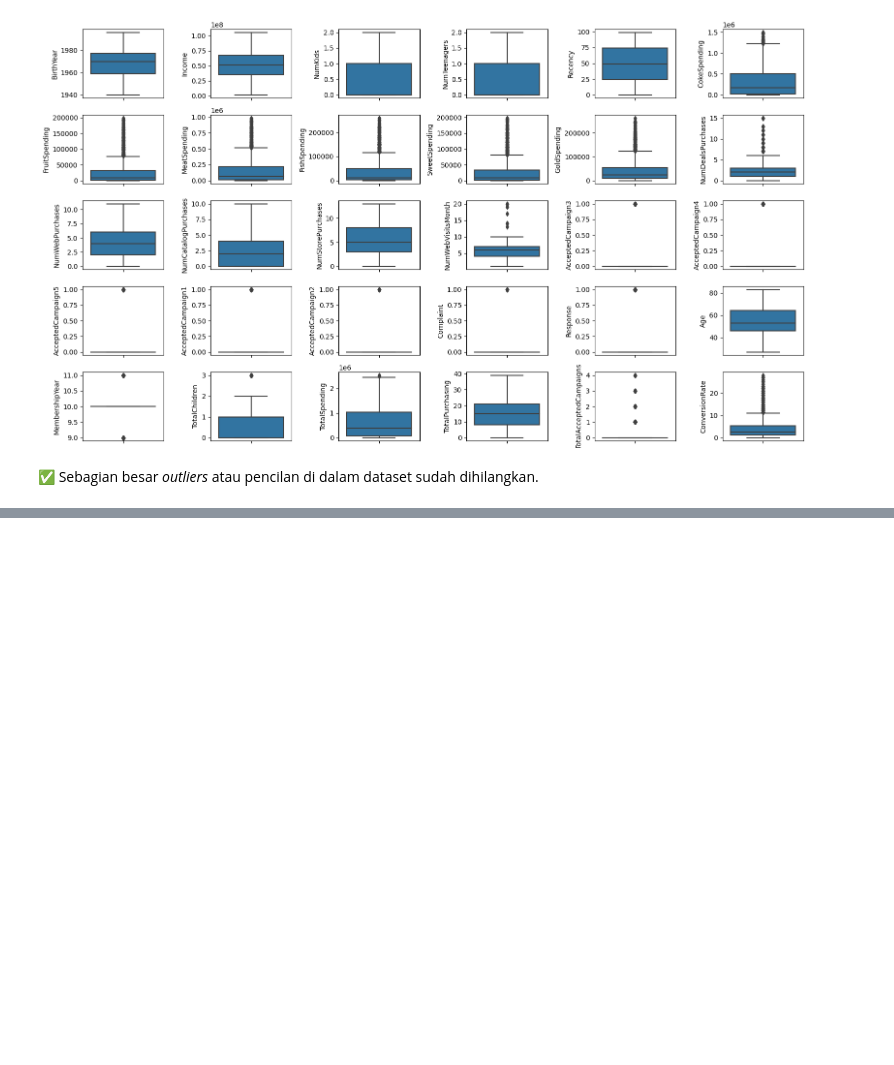
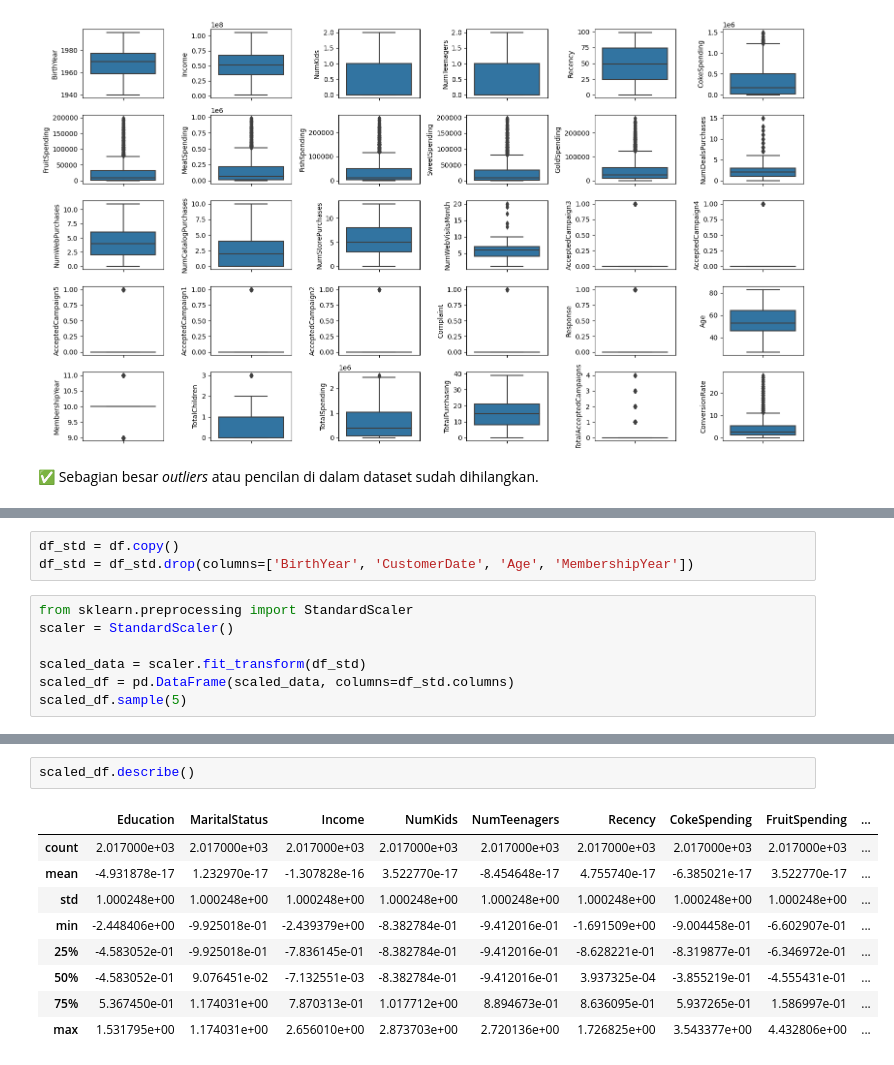
Before and after one commit to sabirinID/Predicting-Customer-Personality, a Jupyter notebook: Notebooks/marketing_campaign.ipynb, the cells around one changed output, grey strips where cells are left out. Drawn from its saved outputs; the diff is of its cells as text; blank space fills up the shorter version.

```diff
--- a/Notebooks/marketing_campaign.ipynb
+++ b/Notebooks/marketing_campaign.ipynb
@@ -840,0 +882,10 @@ for i in range(0, len(num_cols)):
+# %%
+df_std = df.copy()
+df_std = df_std.drop(columns=['BirthYear', 'CustomerDate', 'Age', 'MembershipYear'])
+# %%
+from sklearn.preprocessing import StandardScaler
+scaler = StandardScaler()
+
+scaled_data = scaler.fit_transform(df_std)
+scaled_df = pd.DataFrame(scaled_data, columns=df_std.columns)
+scaled_df.sample(5)
@@ -840,0 +899,12 @@ for i in range(0, len(num_cols)):
+# %%
+scaled_df.describe()
+# %% [output]
+|  | Education | MaritalStatus | Income | NumKids | NumTeenagers | Recency | CokeSpending | FruitSpending | ... |
+| count | 2.017000e+03 | 2.017000e+03 | 2.017000e+03 | 2.017000e+03 | 2.017000e+03 | 2.017000e+03 | 2.017000e+03 | 2.017000e+03 | ... |
+| mean | -4.931878e-17 | 1.232970e-17 | -1.307828e-16 | 3.522770e-17 | -8.454648e-17 | 4.755740e-17 | -6.385021e-17 | 3.522770e-17 | ... |
+| std | 1.000248e+00 | 1.000248e+00 | 1.000248e+00 | 1.000248e+00 | 1.000248e+00 | 1.000248e+00 | 1.000248e+00 | 1.000248e+00 | ... |
+| min | -2.448406e+00 | -9.925018e-01 | -2.439379e+00 | -8.382784e-01 | -9.412016e-01 | -1.691509e+00 | -9.004458e-01 | -6.602907e-01 | ... |
+| 25% | -4.583052e-01 | -9.925018e-01 | -7.836145e-01 | -8.382784e-01 | -9.412016e-01 | -8.628221e-01 | -8.319877e-01 | -6.346972e-01 | ... |
+| 50% | -4.583052e-01 | 9.076451e-02 | -7.132551e-03 | -8.382784e-01 | -9.412016e-01 | 3.937325e-04 | -3.855219e-01 | -4.555431e-01 | ... |
+| 75% | 5.367450e-01 | 1.174031e+00 | 7.870313e-01 | 1.017712e+00 | 8.894673e-01 | 8.636095e-01 | 5.937265e-01 | 1.586997e-01 | ... |
+| max | 1.531795e+00 | 1.174031e+00 | 2.656010e+00 | 2.873703e+00 | 2.720136e+00 | 1.726825e+00 | 3.543377e+00 | 4.432806e+00 | ... |
```
Also changed, not shown: parts of 10 cells of this notebook.
